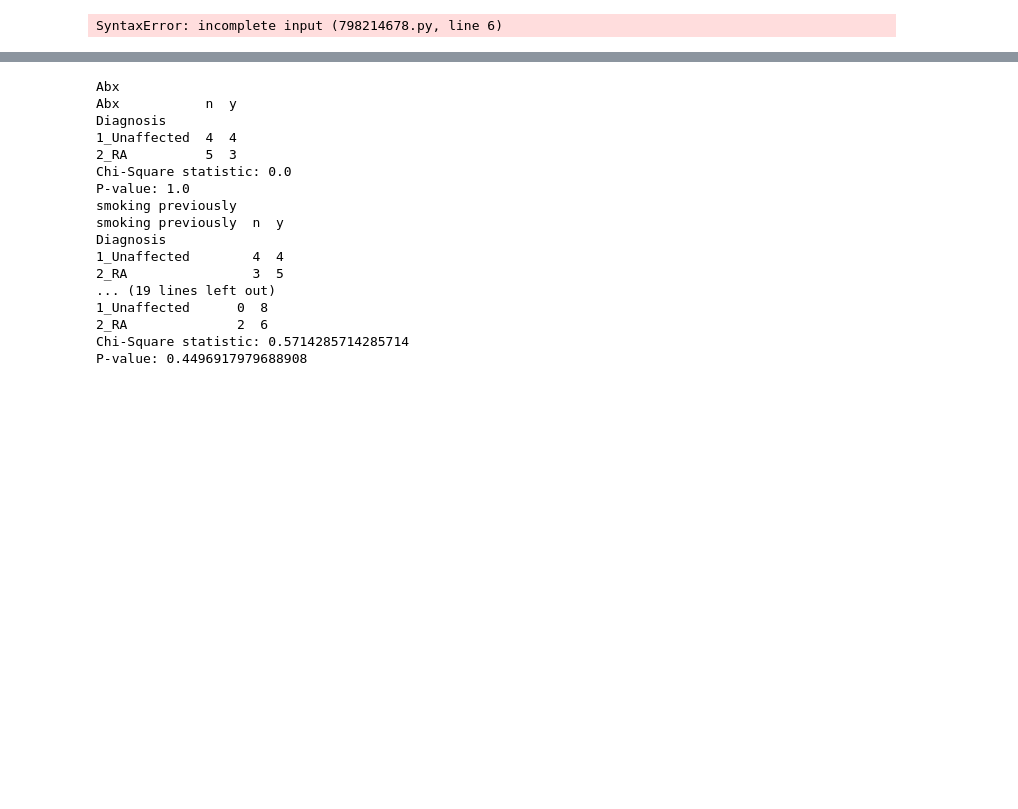
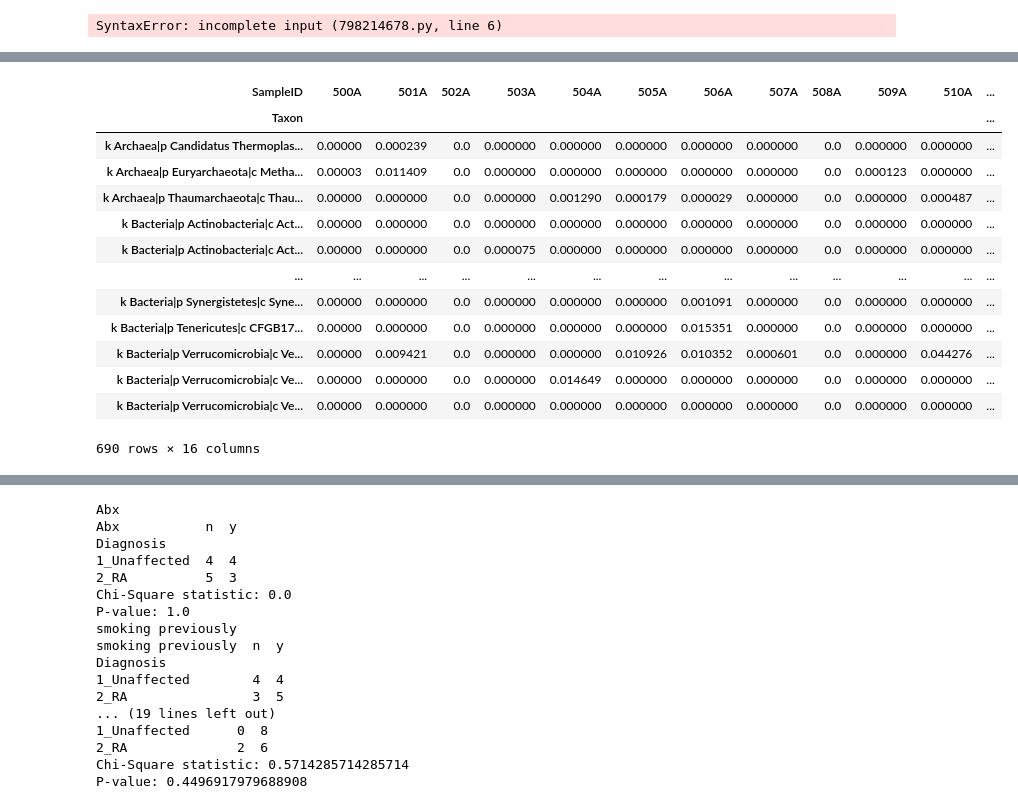
Before and after one commit to kbpi314/twinsra, a Jupyter notebook: code/twinsra_v5.ipynb, the cells around one changed output, grey strips where cells are left out. Cells and saved outputs as stored; diff of their text form; code cells hidden in the pictures; blank space fills up the shorter version.

```diff
--- a/code/twinsra_v5.ipynb
+++ b/code/twinsra_v5.ipynb
@@ -1270,0 +1423,78 @@ SyntaxError: incomplete input (798214678.py, line 6)
+# %%
+# taxa barplot
+L_to_start_str = {
+    'L2': '.c__', # for phylum you want to split on class
+    'L3': '.o__',
+    'L4': '.f__',
+    'L5': '.g__',
+    'L6': '.s__',
+    'L7': 'NOTHING',
+}
+L_to_end_str = {
+    'L2': '.p__',
+    'L3': '.c__',
+    'L4': '.o__',
+    'L5': '.f__',
+    'L6': '.g__',
+    'L7': '.s__'
+}
+
+df_otu2 = pd.read_csv(path + '/inputs/df_asv.tsv', sep='\t',skiprows=0,index_col=0)#, header=True)
+
+l_to_taxa = {}
+l_to_df = {}
+for l in L_to_start_str:
+
+    # get string to split on
+    ss,es = L_to_start_str[l], L_to_end_str[l]
+
+
+    # get taxa data
+    df = df_otu2.copy() # .loc[keep,:]
+
+    #if l != 'L7':
+    #    df.columns = df.columns.map(lambda x: x.split(ss)[0])
+
+    # normally this should happen AFTER the groupby but there's silly inconsistences
+    # like bacillota === firmicutes but it's not consistent in the mapping
+
+    # split string on ending '|'
+    # df.columns = df.columns.map(lambda x: x.split(es)[-1])
+
+    # this collapses taxa and sums up ones with same names
+    df = df.groupby(df.columns, axis=1).sum()
+
+    # taxa_tables.append(df)
+
+    # transpose
+    df = df.T
+
+    # set name of index
+    df.index.name = 'Taxon'
+
+    # check that no dup rows
+    if np.max(df.index.value_counts()) > 1:
+        print('dup row')
+
+    # save output
+    # this is untidy format
+    df.to_csv(path + 'inputs/df_taxa_' + l + '.tsv', sep='\t')
+    l_to_df[l] = df
+
+
+df
+# %% [output]
+| SampleID | 500A | 501A | 502A | 503A | 504A | 505A | 506A | 507A | 508A | 509A | 510A | ... |
+| Taxon |  |  |  |  |  |  |  |  |  |  |  | ... |
+| k Archaea|p Candidatus Thermoplas... | 0.00000 | 0.000239 | 0.0 | 0.000000 | 0.000000 | 0.000000 | 0.000000 | 0.000000 | 0.0 | 0.000000 | 0.000000 | ... |
+| k Archaea|p Euryarchaeota|c Metha... | 0.00003 | 0.011409 | 0.0 | 0.000000 | 0.000000 | 0.000000 | 0.000000 | 0.000000 | 0.0 | 0.000123 | 0.000000 | ... |
+| k Archaea|p Thaumarchaeota|c Thau... | 0.00000 | 0.000000 | 0.0 | 0.000000 | 0.001290 | 0.000179 | 0.000029 | 0.000000 | 0.0 | 0.000000 | 0.000487 | ... |
+| k Bacteria|p Actinobacteria|c Act... | 0.00000 | 0.000000 | 0.0 | 0.000000 | 0.000000 | 0.000000 | 0.000000 | 0.000000 | 0.0 | 0.000000 | 0.000000 | ... |
+| k Bacteria|p Actinobacteria|c Act... | 0.00000 | 0.000000 | 0.0 | 0.000075 | 0.000000 | 0.000000 | 0.000000 | 0.000000 | 0.0 | 0.000000 | 0.000000 | ... |
+| ... | ... | ... | ... | ... | ... | ... | ... | ... | ... | ... | ... | ... |
+| k Bacteria|p Synergistetes|c Syne... | 0.00000 | 0.000000 | 0.0 | 0.000000 | 0.000000 | 0.000000 | 0.001091 | 0.000000 | 0.0 | 0.000000 | 0.000000 | ... |
+| k Bacteria|p Tenericutes|c CFGB17... | 0.00000 | 0.000000 | 0.0 | 0.000000 | 0.000000 | 0.000000 | 0.015351 | 0.000000 | 0.0 | 0.000000 | 0.000000 | ... |
+| k Bacteria|p Verrucomicrobia|c Ve... | 0.00000 | 0.009421 | 0.0 | 0.000000 | 0.000000 | 0.010926 | 0.010352 | 0.000601 | 0.0 | 0.000000 | 0.044276 | ... |
+| k Bacteria|p Verrucomicrobia|c Ve... | 0.00000 | 0.000000 | 0.0 | 0.000000 | 0.014649 | 0.000000 | 0.000000 | 0.000000 | 0.0 | 0.000000 | 0.000000 | ... |
+| k Bacteria|p Verrucomicrobia|c Ve... | 0.00000 | 0.000000 | 0.0 | 0.000000 | 0.000000 | 0.000000 | 0.000000 | 0.000000 | 0.0 | 0.000000 | 0.000000 | ... |
+690 rows × 16 columns
```
Also changed, not shown: parts of 34 cells of this notebook, 1 other file.
